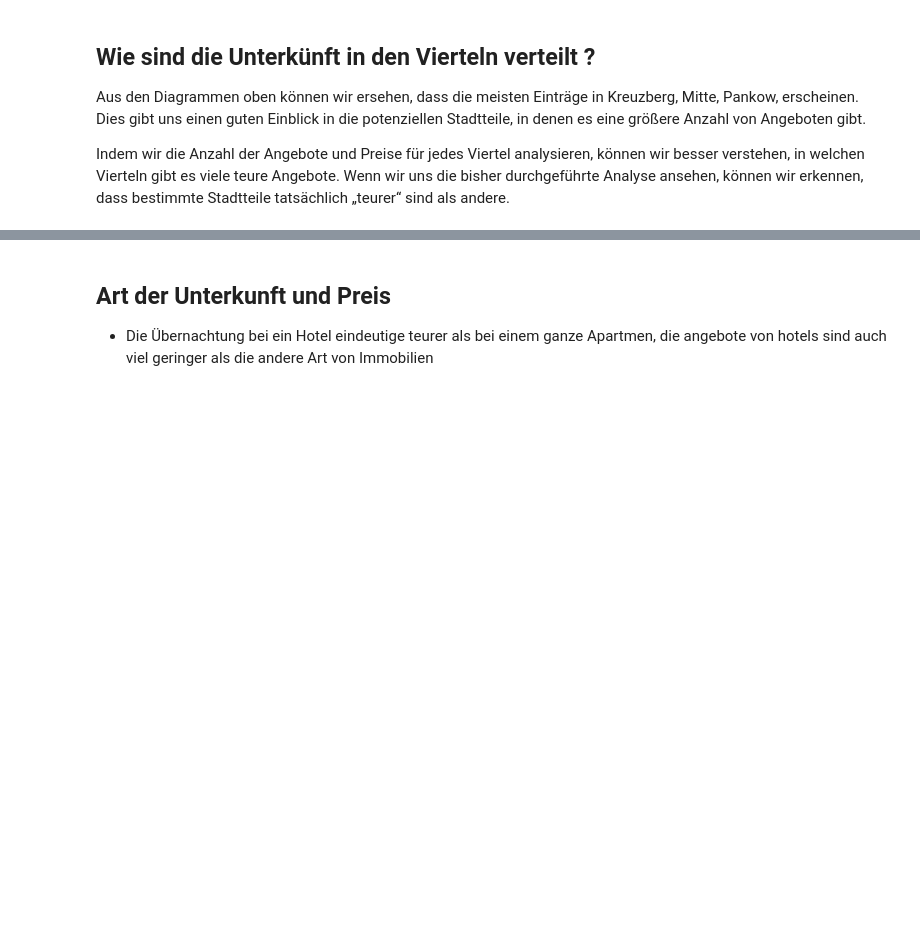
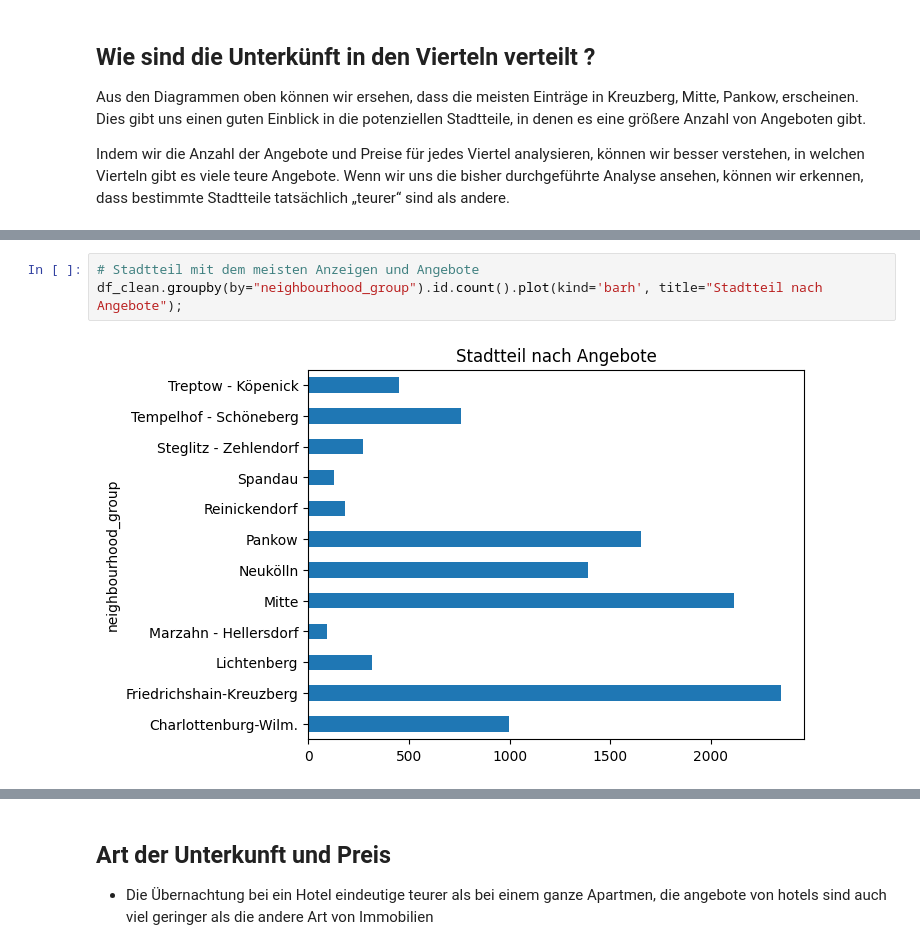
Before and after one commit to awildt01/Airbnb_Berlin-, a Jupyter notebook: Airbnb_(Berlin).ipynb, the cells around one changed output, grey strips where cells are left out. Saved outputs shown, nothing was run; the diff lists cells and outputs as text; blank space fills up the shorter version.

```diff
--- a/Airbnb_(Berlin).ipynb
+++ b/Airbnb_(Berlin).ipynb
@@ -558,3 +557,8 @@ two_cls
+# %%
+# Stadtteil mit dem meisten Anzeigen und Angebote
+df_clean.groupby(by="neighbourhood_group").id.count().plot(kind='barh', title="Stadtteil nach Angebote");
+# %% [output]
+[figure, added]
 # %%
 #pd.pivot_table(df_clean, index="neighbourhood_group", columns="room_type", values='id', aggfunc='count').plot(kind = 'bar');
 two_cls.plot.barh(stacked=True)
```
Also changed, not shown: parts of 44 cells of this notebook.
